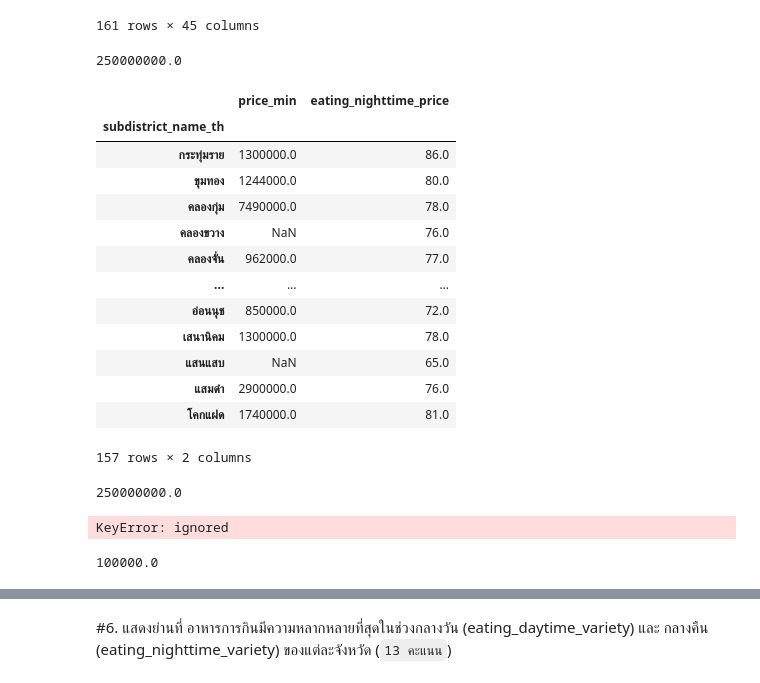
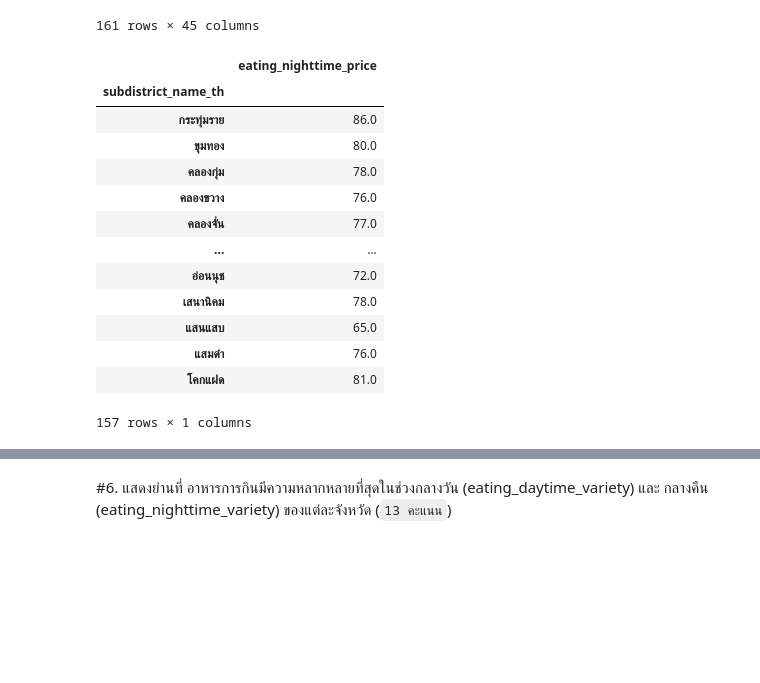
Before and after one commit to Praewphat/BasicProg_DataViz65, a Jupyter notebook: midterm65.ipynb, the cells around one changed output, grey strips where cells are left out. Cells and saved outputs as stored; diff of their text form; code cells hidden in the pictures; blank space fills up the shorter version.

```diff
--- a/midterm65.ipynb
+++ b/midterm65.ipynb
@@ -352,38 +393,21 @@ bkk
 | 551 | 422 | unittype_9505 | project_3251 | บ้านเดี่ยวสองชั้น | 1 | Detached House | ... |
 | 553 | 14 | unittype_14016 | project_5275 | Grandeur | 1 | Detached House | ... |
 161 rows × 45 columns
-# %%
-bkk ['price_min'].max()
-# %% [output]
-250000000.0
 # %%
- b1 = bkk.groupby('subdistrict_name_th')[['price_min','eating_nighttime_price']].max()
- b1
+q1= bkk.groupby('subdistrict_name_th')[['eating_nighttime_price']].max()
+q1
 # %% [output]
-|  | price_min | eating_nighttime_price |
-| subdistrict_name_th |  |  |
-| กระทุ่มราย | 1300000.0 | 86.0 |
-| ขุมทอง | 1244000.0 | 80.0 |
-| คลองกุ่ม | 7490000.0 | 78.0 |
-| คลองขวาง | NaN | 76.0 |
-| คลองจั่น | 962000.0 | 77.0 |
-| ... | ... | ... |
-| อ่อนนุช | 850000.0 | 72.0 |
-| เสนานิคม | 1300000.0 | 78.0 |
-| แสนแสบ | NaN | 65.0 |
-| แสมดำ | 2900000.0 | 76.0 |
-| โคกแฝด | 1740000.0 | 81.0 |
+|  | eating_nighttime_price |
+| subdistrict_name_th |  |
+| กระทุ่มราย | 86.0 |
+| ขุมทอง | 80.0 |
+| คลองกุ่ม | 78.0 |
+| คลองขวาง | 76.0 |
+| คลองจั่น | 77.0 |
+| ... | ... |
+| อ่อนนุช | 72.0 |
+| เสนานิคม | 78.0 |
+| แสนแสบ | 65.0 |
+| แสมดำ | 76.0 |
+| โคกแฝด | 81.0 |
-157 rows × 2 columns
+157 rows × 1 columns
-# %%
-b1['price_min'].max()
-# %% [output]
-250000000.0
-# %%
-b2 = b1[b1['price_min']==250000000][['subdistrict_name_th','price_min']]
-b2
-# %% [output]
-KeyError: ignored
-# %%
-bkk['price_min'].min()
-# %% [output]
-100000.0
```
Also changed, not shown: parts of 41 cells of this notebook.
